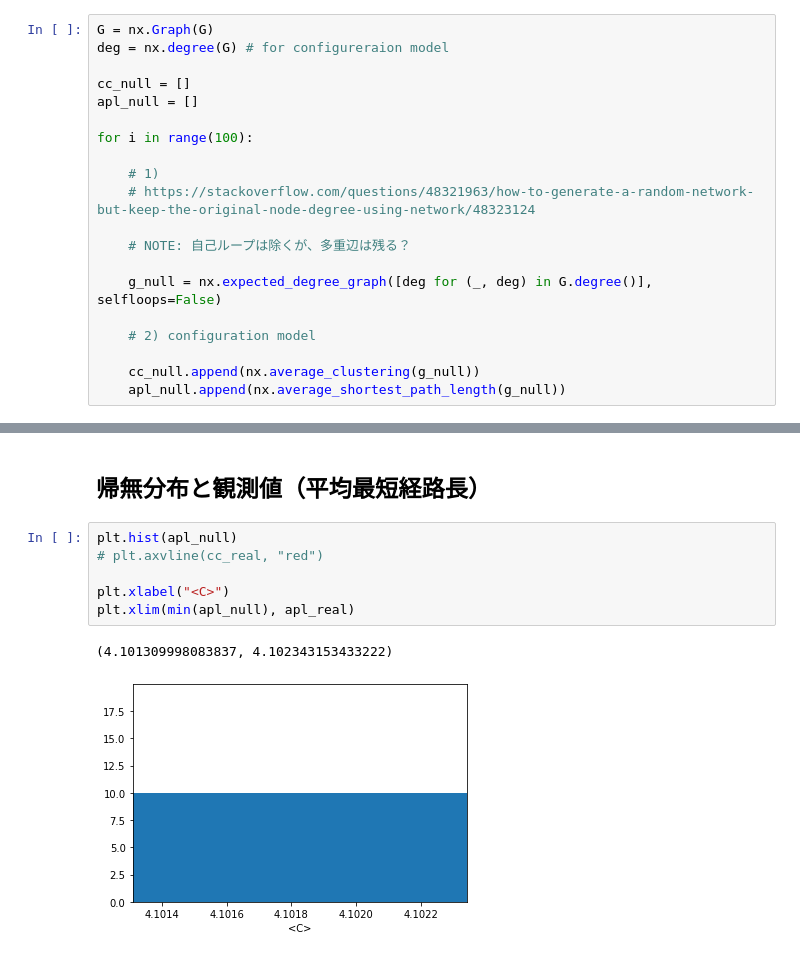
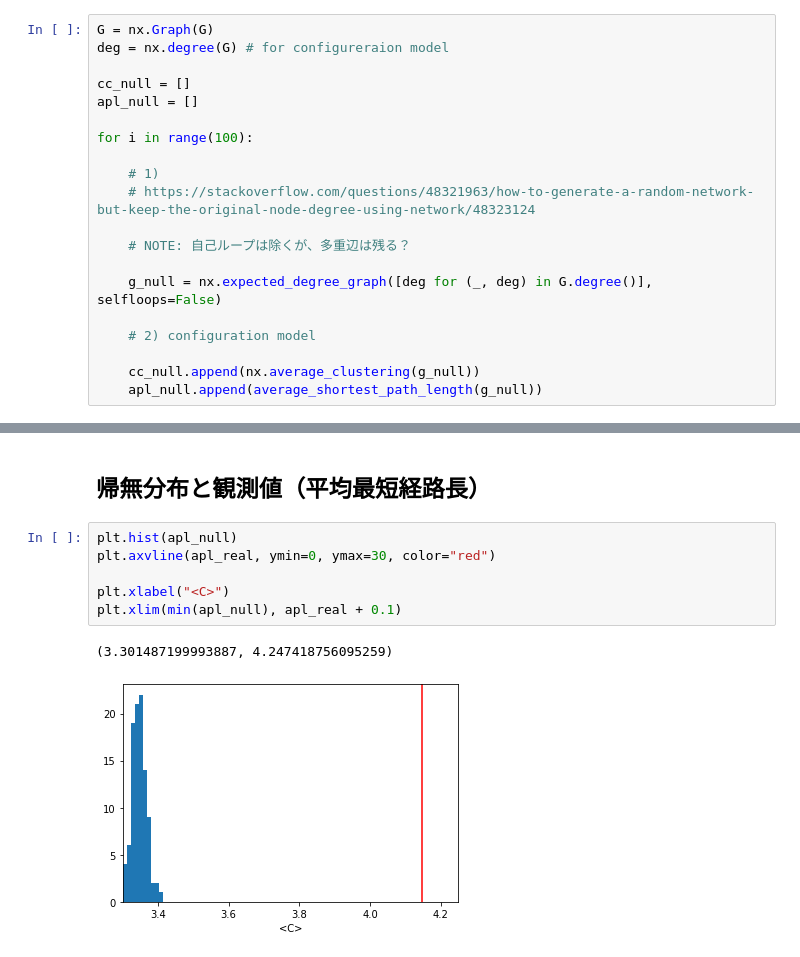
Before and after one commit to monofo/network-analysis-in-biology_python, a Jupyter notebook: network_models/network_statistical_analysis.ipynb, the cells around one changed output, grey strips where cells are left out. Cells and saved outputs as stored; diff of their text form.

```diff
--- a/network_models/network_statistical_analysis.ipynb
+++ b/network_models/network_statistical_analysis.ipynb
@@ -44,4 +45,4 @@ for i in range(100):
     # 2) configuration model
 
     cc_null.append(nx.average_clustering(g_null))
-    apl_null.append(nx.average_shortest_path_length(g_null))
+    apl_null.append(average_shortest_path_length(g_null))
@@ -67,10 +66,10 @@ plt.xlim(min(cc_null), cc_real)
 ## 帰無分布と観測値（平均最短経路長）
 # %%
 plt.hist(apl_null)
-# plt.axvline(cc_real, "red")
+plt.axvline(apl_real, ymin=0, ymax=30, color="red")
 
 plt.xlabel("<C>")
-plt.xlim(min(apl_null), apl_real)
+plt.xlim(min(apl_null), apl_real + 0.1)
 # %% [output]
-(4.101309998083837, 4.102343153433222)
+(3.301487199993887, 4.247418756095259)
-[figure, old version]
+[figure, new version]
```
Also changed, not shown: parts of 3 cells of this notebook.
